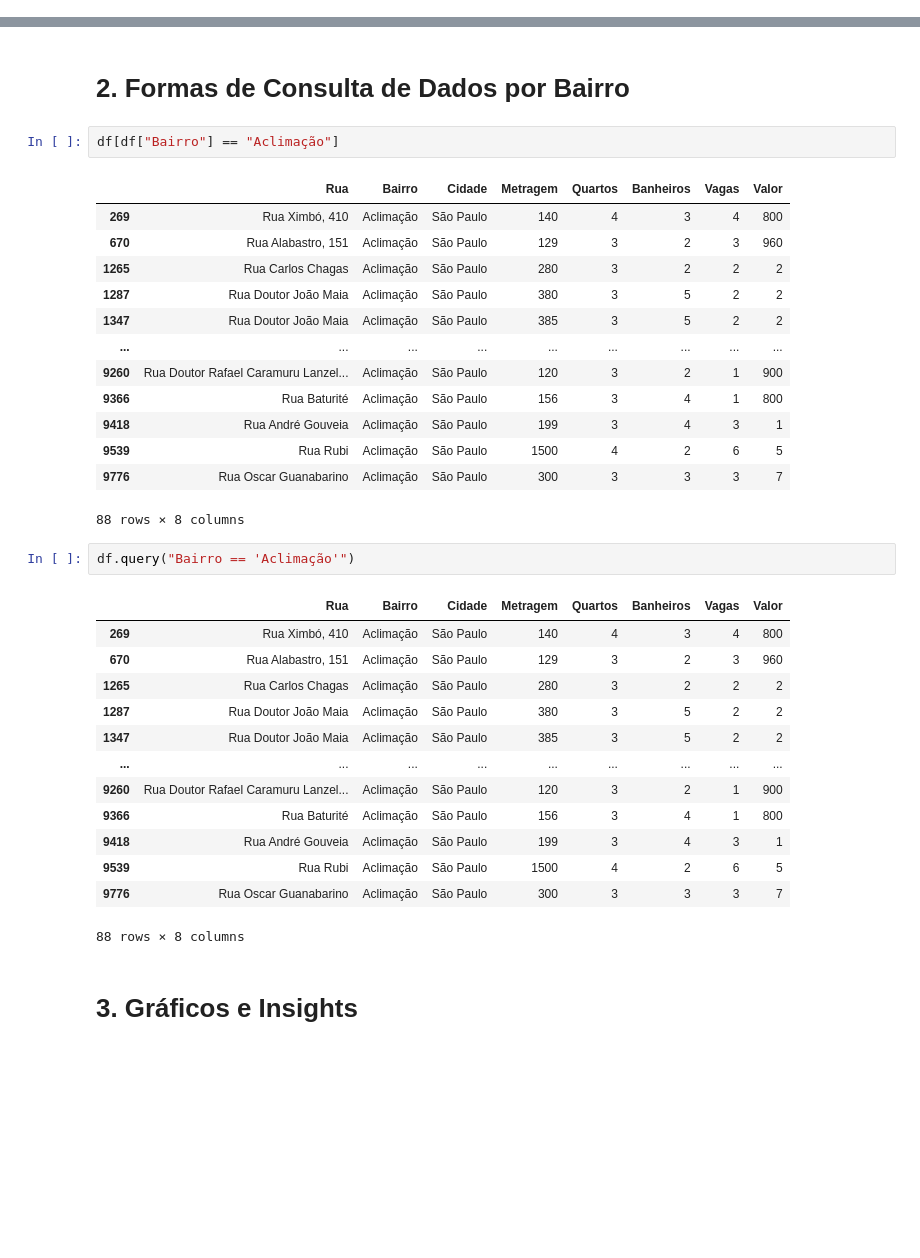
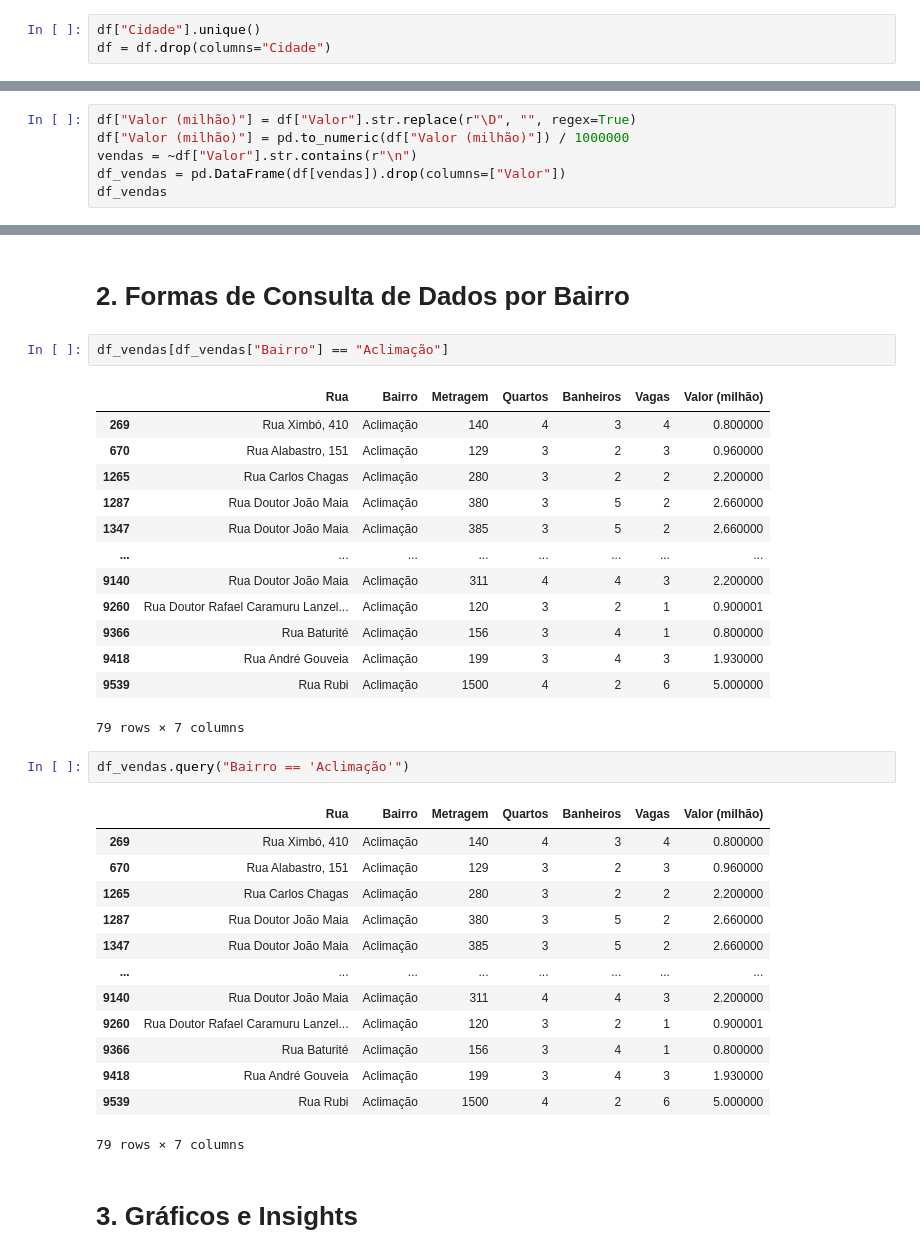
Before and after one commit to Andreyqo/alura-imersao-dados-4, a Jupyter notebook: analise.ipynb, the cells around one changed output, grey strips where cells are left out. Saved outputs shown, nothing was run; the diff lists cells and outputs as text; blank space fills up the shorter version.

```diff
--- a/analise.ipynb
+++ b/analise.ipynb
@@ -20,3 +22,6 @@ df
 | 10006 | Rua Manuel Onha, , 514 | Vila Oratório | São Paulo | 185 | 3 | 2 | 2 | R$ 2.200\n /Mês |
 | 10007 | Rua Barão de Tramandaí, 0 | Vila Alpina | São Paulo | 122 | 3 | 2 | 2 | R$ 270.000 |
 10008 rows × 8 columns
+# %%
+df["Cidade"].unique()
+df = df.drop(columns="Cidade")
@@ -22,0 +35,6 @@ df
+# %%
+df["Valor (milhão)"] = df["Valor"].str.replace(r"\D", "", regex=True)
+df["Valor (milhão)"] = pd.to_numeric(df["Valor (milhão)"]) / 1000000
+vendas = ~df["Valor"].str.contains(r"\n")
+df_vendas = pd.DataFrame(df[vendas]).drop(columns=["Valor"])
+df_vendas
@@ -88,37 +136,37 @@ media_metragem_por_bairro
 # %% [markdown]
 # 2. Formas de Consulta de Dados por Bairro
 # %%
-df[df["Bairro"] == "Aclimação"]
+df_vendas[df_vendas["Bairro"] == "Aclimação"]
 # %% [output]
-|  | Rua | Bairro | Cidade | Metragem | Quartos | Banheiros | Vagas | Valor |
-| 269 | Rua Ximbó, 410 | Aclimação | São Paulo | 140 | 4 | 3 | 4 | 800 |
-| 670 | Rua Alabastro, 151 | Aclimação | São Paulo | 129 | 3 | 2 | 3 | 960 |
-| 1265 | Rua Carlos Chagas | Aclimação | São Paulo | 280 | 3 | 2 | 2 | 2 |
-| 1287 | Rua Doutor João Maia | Aclimação | São Paulo | 380 | 3 | 5 | 2 | 2 |
-| 1347 | Rua Doutor João Maia | Aclimação | São Paulo | 385 | 3 | 5 | 2 | 2 |
-| ... | ... | ... | ... | ... | ... | ... | ... | ... |
-| 9260 | Rua Doutor Rafael Caramuru Lanzel... | Aclimação | São Paulo | 120 | 3 | 2 | 1 | 900 |
-| 9366 | Rua Baturité | Aclimação | São Paulo | 156 | 3 | 4 | 1 | 800 |
-| 9418 | Rua André Gouveia | Aclimação | São Paulo | 199 | 3 | 4 | 3 | 1 |
-| 9539 | Rua Rubi | Aclimação | São Paulo | 1500 | 4 | 2 | 6 | 5 |
-| 9776 | Rua Oscar Guanabarino | Aclimação | São Paulo | 300 | 3 | 3 | 3 | 7 |
+|  | Rua | Bairro | Metragem | Quartos | Banheiros | Vagas | Valor (milhão) |
+| 269 | Rua Ximbó, 410 | Aclimação | 140 | 4 | 3 | 4 | 0.800000 |
+| 670 | Rua Alabastro, 151 | Aclimação | 129 | 3 | 2 | 3 | 0.960000 |
+| 1265 | Rua Carlos Chagas | Aclimação | 280 | 3 | 2 | 2 | 2.200000 |
+| 1287 | Rua Doutor João Maia | Aclimação | 380 | 3 | 5 | 2 | 2.660000 |
+| 1347 | Rua Doutor João Maia | Aclimação | 385 | 3 | 5 | 2 | 2.660000 |
+| ... | ... | ... | ... | ... | ... | ... | ... |
+| 9140 | Rua Doutor João Maia | Aclimação | 311 | 4 | 4 | 3 | 2.200000 |
+| 9260 | Rua Doutor Rafael Caramuru Lanzel... | Aclimação | 120 | 3 | 2 | 1 | 0.900001 |
+| 9366 | Rua Baturité | Aclimação | 156 | 3 | 4 | 1 | 0.800000 |
+| 9418 | Rua André Gouveia | Aclimação | 199 | 3 | 4 | 3 | 1.930000 |
+| 9539 | Rua Rubi | Aclimação | 1500 | 4 | 2 | 6 | 5.000000 |
-88 rows × 8 columns
+79 rows × 7 columns
 # %%
-df.query("Bairro == 'Aclimação'")
+df_vendas.query("Bairro == 'Aclimação'")
 # %% [output]
-|  | Rua | Bairro | Cidade | Metragem | Quartos | Banheiros | Vagas | Valor |
-| 269 | Rua Ximbó, 410 | Aclimação | São Paulo | 140 | 4 | 3 | 4 | 800 |
-| 670 | Rua Alabastro, 151 | Aclimação | São Paulo | 129 | 3 | 2 | 3 | 960 |
-| 1265 | Rua Carlos Chagas | Aclimação | São Paulo | 280 | 3 | 2 | 2 | 2 |
-| 1287 | Rua Doutor João Maia | Aclimação | São Paulo | 380 | 3 | 5 | 2 | 2 |
-| 1347 | Rua Doutor João Maia | Aclimação | São Paulo | 385 | 3 | 5 | 2 | 2 |
-| ... | ... | ... | ... | ... | ... | ... | ... | ... |
-| 9260 | Rua Doutor Rafael Caramuru Lanzel... | Aclimação | São Paulo | 120 | 3 | 2 | 1 | 900 |
-| 9366 | Rua Baturité | Aclimação | São Paulo | 156 | 3 | 4 | 1 | 800 |
-| 9418 | Rua André Gouveia | Aclimação | São Paulo | 199 | 3 | 4 | 3 | 1 |
-| 9539 | Rua Rubi | Aclimação | São Paulo | 1500 | 4 | 2 | 6 | 5 |
-| 9776 | Rua Oscar Guanabarino | Aclimação | São Paulo | 300 | 3 | 3 | 3 | 7 |
+|  | Rua | Bairro | Metragem | Quartos | Banheiros | Vagas | Valor (milhão) |
+| 269 | Rua Ximbó, 410 | Aclimação | 140 | 4 | 3 | 4 | 0.800000 |
+| 670 | Rua Alabastro, 151 | Aclimação | 129 | 3 | 2 | 3 | 0.960000 |
+| 1265 | Rua Carlos Chagas | Aclimação | 280 | 3 | 2 | 2 | 2.200000 |
+| 1287 | Rua Doutor João Maia | Aclimação | 380 | 3 | 5 | 2 | 2.660000 |
+| 1347 | Rua Doutor João Maia | Aclimação | 385 | 3 | 5 | 2 | 2.660000 |
+| ... | ... | ... | ... | ... | ... | ... | ... |
+| 9140 | Rua Doutor João Maia | Aclimação | 311 | 4 | 4 | 3 | 2.200000 |
+| 9260 | Rua Doutor Rafael Caramuru Lanzel... | Aclimação | 120 | 3 | 2 | 1 | 0.900001 |
+| 9366 | Rua Baturité | Aclimação | 156 | 3 | 4 | 1 | 0.800000 |
+| 9418 | Rua André Gouveia | Aclimação | 199 | 3 | 4 | 3 | 1.930000 |
+| 9539 | Rua Rubi | Aclimação | 1500 | 4 | 2 | 6 | 5.000000 |
-88 rows × 8 columns
+79 rows × 7 columns
 # %% [markdown]
 # 3. Gráficos e Insights
 # %% [markdown]
```
Also changed, not shown: parts of 17 cells of this notebook, 1 other file.
